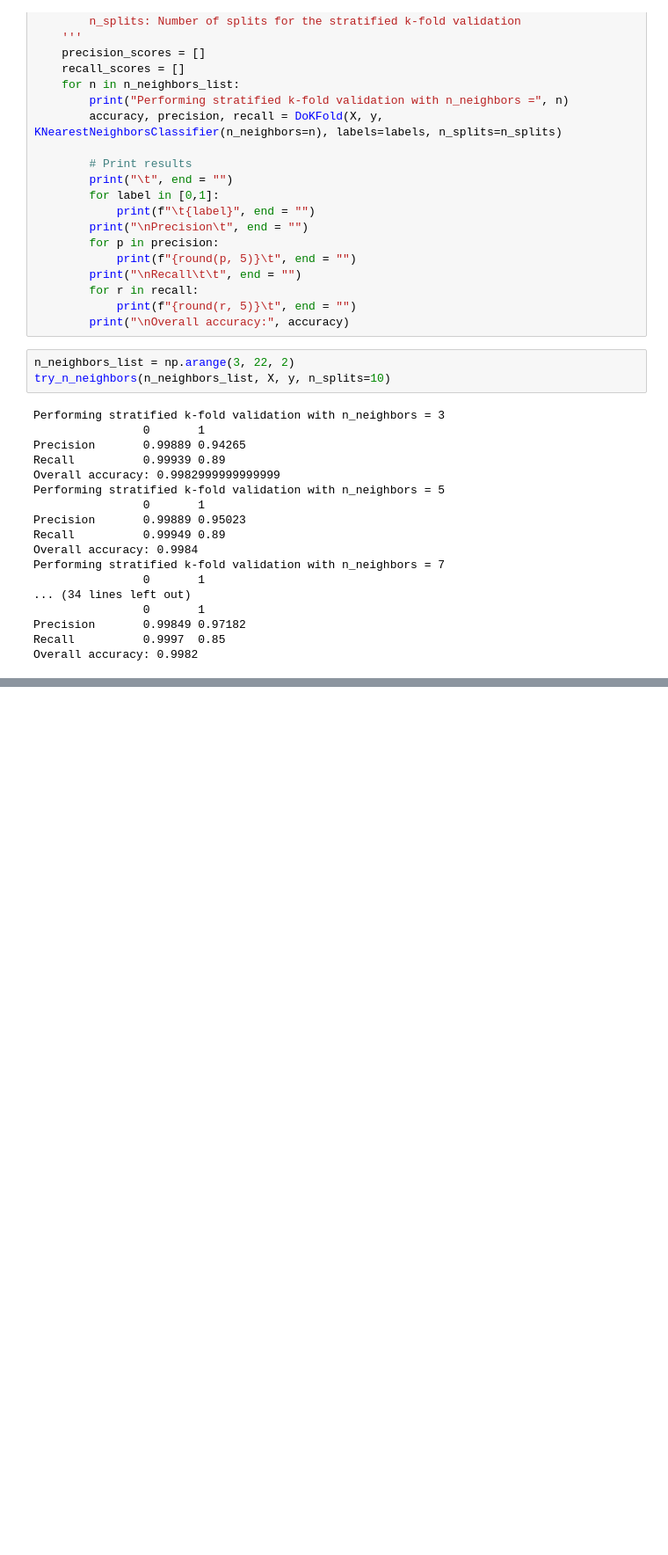
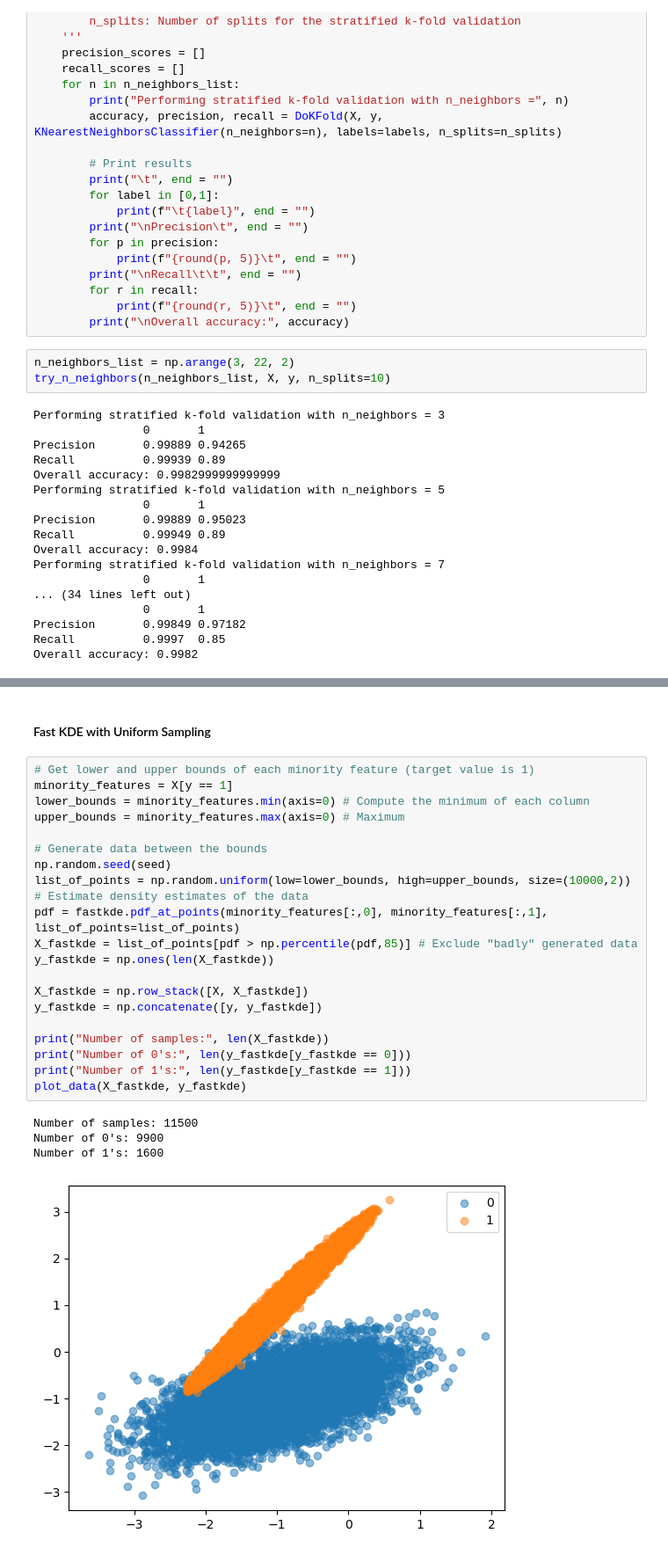
Before and after one commit to XiongCynthia/KNearestNeighborsClassifier, a Jupyter notebook: KNearestNeighborsClassifier_examples.ipynb, the cells around one changed output, grey strips where cells are left out. Shown at 88% size. Drawn from its saved outputs; the diff is of its cells as text; blank space fills up the shorter version.

Commit message:
Improve use of sampling methods

```diff
--- a/KNearestNeighborsClassifier_examples.ipynb
+++ b/KNearestNeighborsClassifier_examples.ipynb
@@ -263,3 +302,31 @@ Number of 1's: 64
+# %% [markdown]
+#### Fast KDE with Uniform Sampling
+# %%
+# Get lower and upper bounds of each minority feature (target value is 1)
+minority_features = X[y == 1]
+lower_bounds = minority_features.min(axis=0) # Compute the minimum of each column
+upper_bounds = minority_features.max(axis=0) # Maximum
+
+# Generate data between the bounds
+np.random.seed(seed)
+list_of_points = np.random.uniform(low=lower_bounds, high=upper_bounds, size=(10000,2))
+# Estimate density estimates of the data
+pdf = fastkde.pdf_at_points(minority_features[:,0], minority_features[:,1], list_of_points=list_of_points)
+X_fastkde = list_of_points[pdf > np.percentile(pdf,85)] # Exclude "badly" generated data
+y_fastkde = np.ones(len(X_fastkde))
+
+X_fastkde = np.row_stack([X, X_fastkde])
+y_fastkde = np.concatenate([y, y_fastkde])
+
+print("Number of samples:", len(X_fastkde))
+print("Number of 0's:", len(y_fastkde[y_fastkde == 0]))
+print("Number of 1's:", len(y_fastkde[y_fastkde == 1]))
+plot_data(X_fastkde, y_fastkde)
+# %% [output]
+Number of samples: 11500
+Number of 0's: 9900
+Number of 1's: 1600
+[figure, added]
 # %%
 try_n_neighbors(n_neighbors_list, X_fastkde, y_fastkde, n_splits=10)
 # %% [output]
```
Also changed, not shown: parts of 19 cells of this notebook.
